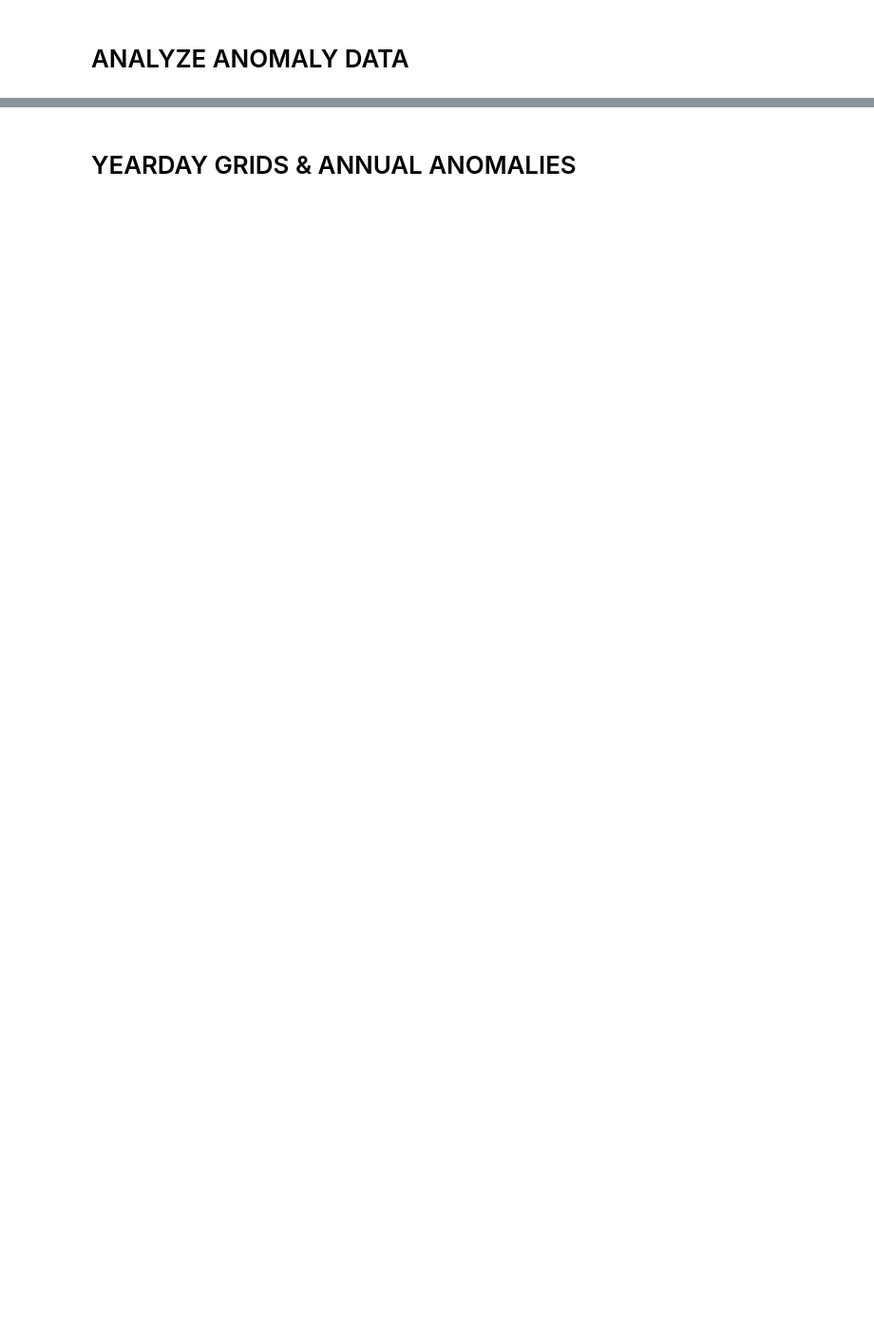
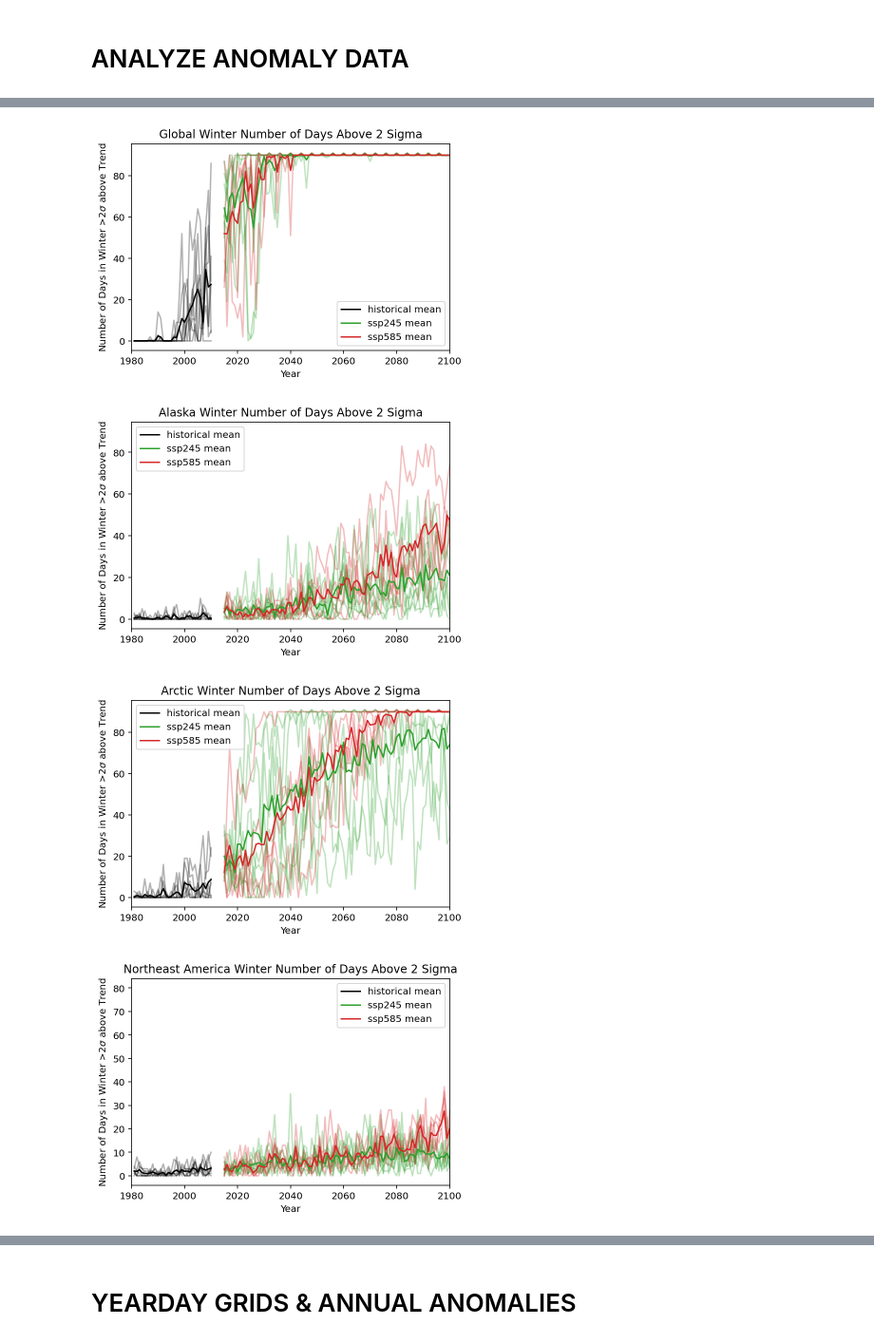
Before and after one commit to Lulurussell/CICOES-code, a Jupyter notebook: Plane_version_Plot_historical_models.ipynb, the cells around one changed output, grey strips where cells are left out. Shown at 95% size. Saved outputs shown, nothing was run; the diff lists cells and outputs as text; code cells hidden in the pictures; blank space fills up the shorter version.

```diff
--- a/Plane_version_Plot_historical_models.ipynb
+++ b/Plane_version_Plot_historical_models.ipynb
@@ -582,0 +554,46 @@ winter_nsigs_ssp585 = ssp585_sum_nsigs_dict[1]+ssp585_sum_nsigs_dict[2]+ssp585_s
+# %%
+def sum_all_winter_n2sigs(model_list):
+    newlist = []
+    for m in model_list:
+        if type(m) is dict:
+            wintersumdict = sum_winter_n2sigs(m)
+        else:
+            wintersumdict = None
+        newlist.append(wintersumdict)
+    return newlist
+# %%
+winter_hist_all = sum_all_winter_n2sigs(hist_all)
+winter_ssp245_all = sum_all_winter_n2sigs(ssp245_all)
+winter_ssp585_all = sum_all_winter_n2sigs(ssp585_all)
+
+notrend_winter_hist_all = sum_all_winter_n2sigs(notrend_hist_all)
+notrend_winter_ssp245_all = sum_all_winter_n2sigs(notrend_ssp245_all)
+notrend_winter_ssp585_all = sum_all_winter_n2sigs(notrend_ssp585_all)
+# %%
+def plot_winter_nsigs(hist_mean,ssp245_mean,ssp585_mean,hist_all,ssp245_all,ssp585_all):
+    cap_regions = ['Global','Alaska','Arctic','Northeast America']
+    for i in range(4):
+        r = regions[i]
+        cr = cap_regions[i]
+        plt.figure(figsize=(6,4))
+        for s in range(len(source_id_list)):
+            plt.plot(hist_all[s]['year'],hist_all[s][r+'_n2sig'],'k',alpha=0.3)
+            plt.plot(ssp245_all[s]['year'],ssp245_all[s][r+'_n2sig'],'tab:green',alpha=0.3)
+            if ssp585_all[s] is not None:
+                plt.plot(ssp585_all[s]['year'],ssp585_all[s][r+'_n2sig'],'tab:red',alpha=0.3)
+        plt.plot(hist_mean['year'],hist_mean[r+'_n2sig'],'k',label='historical mean')
+        plt.plot(ssp245_mean['year'],ssp245_mean[r+'_n2sig'],color='tab:green',label='ssp245 mean')
+        plt.plot(ssp585_mean['year'],ssp585_mean[r+'_n2sig'],color='tab:red',label='ssp585 mean')
+        plt.xlim(1980,2100)
+        plt.xlabel('Year')
+        plt.ylabel(r'Number of Days in Winter >2$\sigma$ above Trend')
+        plt.legend()
+        plt.title(cr+' Winter Number of Days Above 2 Sigma')
+        #plt.savefig('./figures/final_round_plots/n2sig_winter_modelsmean'+r+'.png')
+# %%
+plot_winter_nsigs(notrend_winter_nsigs_hist,notrend_winter_nsigs_ssp245,notrend_winter_nsigs_ssp585,notrend_winter_hist_all,notrend_winter_ssp245_all,notrend_winter_ssp585_all)
+# %% [output]
+[figure, added]
+[figure, added]
+[figure, added]
+[figure, added]
```
Also changed, not shown: parts of 14 cells of this notebook.
